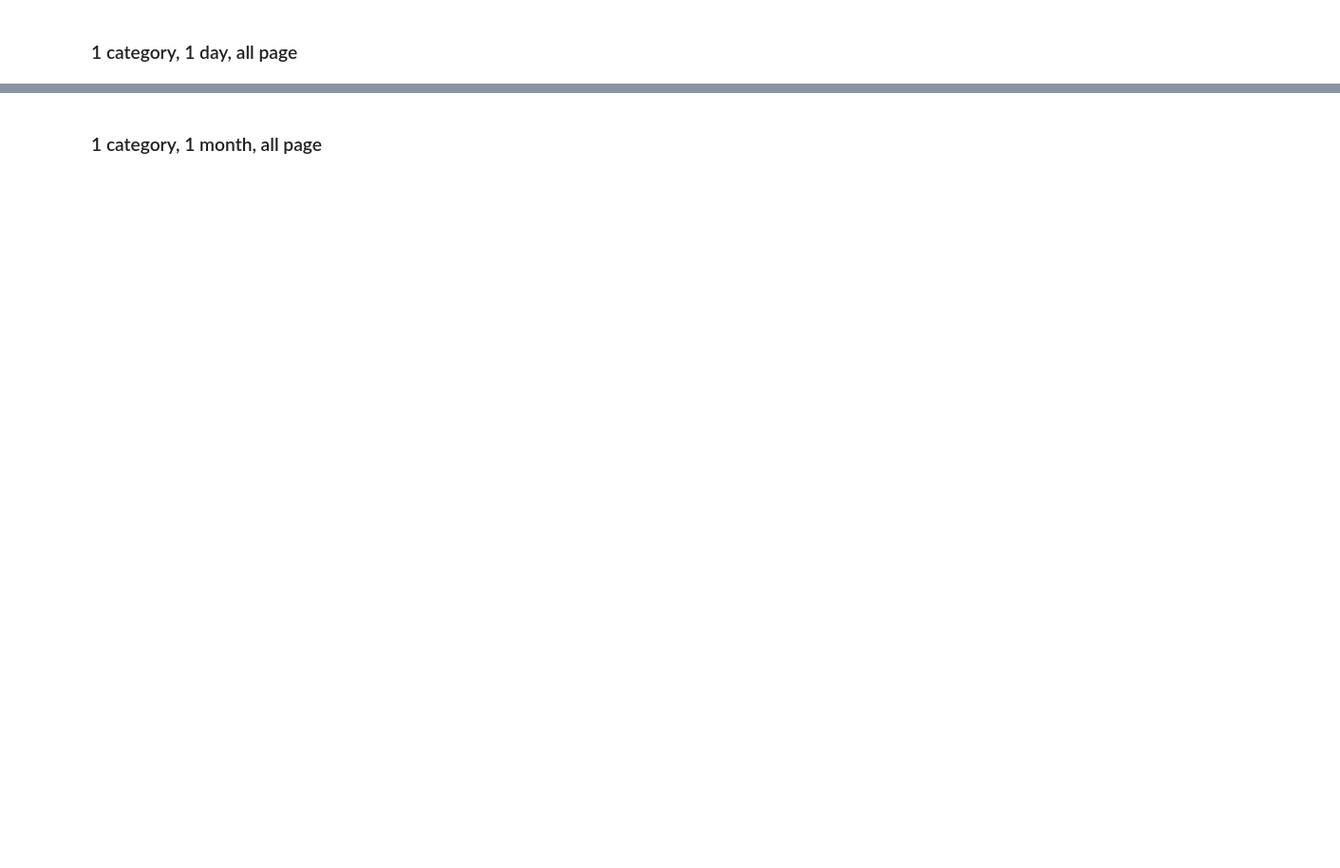
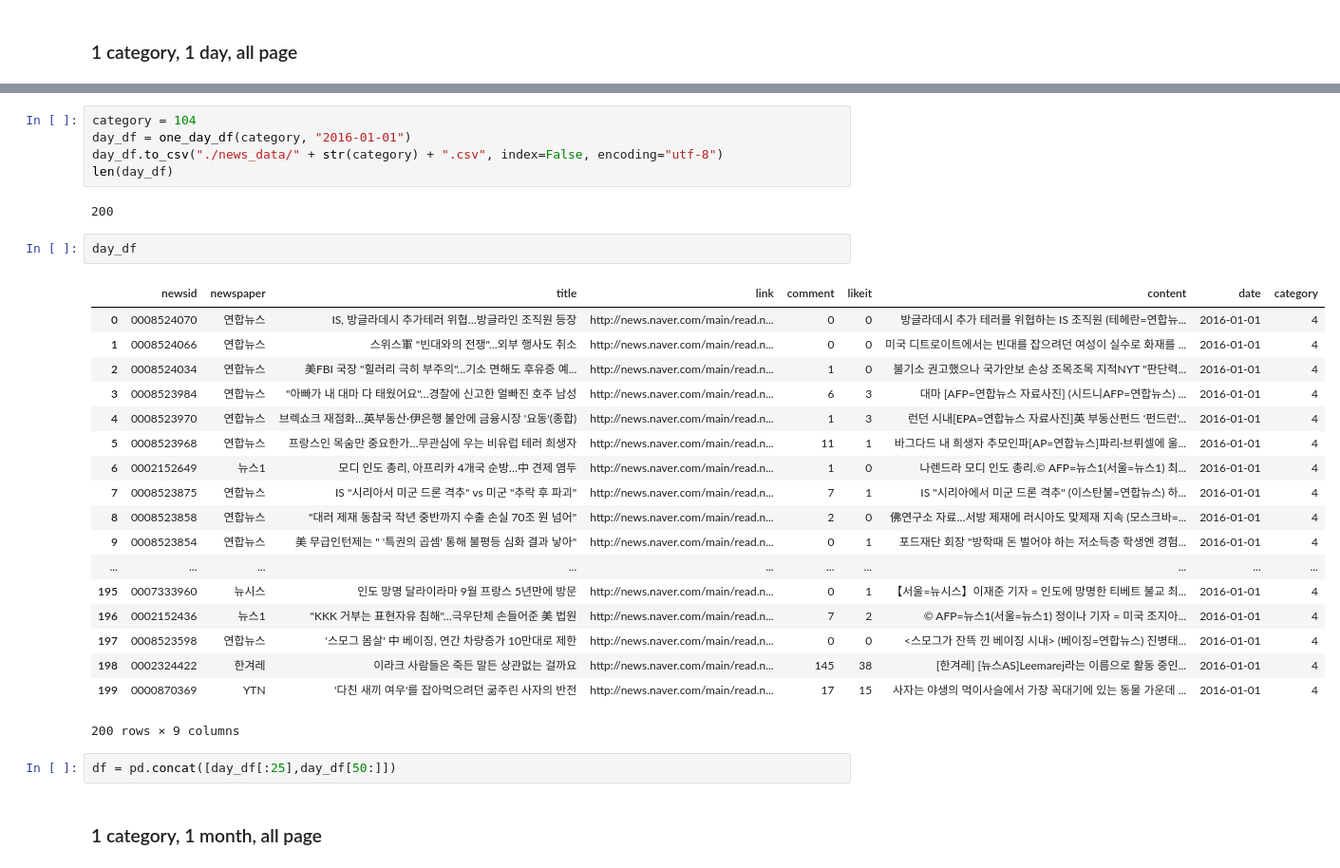
Before and after one commit to LookAtMe99/crawling, a Jupyter notebook: naver_news/naver_news_crawling.ipynb, the cells around one changed output, grey strips where cells are left out. Shown: that part at 95% size. Saved outputs shown, nothing was run; the diff lists cells and outputs as text; blank space fills up the shorter version.

```diff
--- a/naver_news/naver_news_crawling.ipynb
+++ b/naver_news/naver_news_crawling.ipynb
@@ -128,3 +132,33 @@ def one_day_df(category, date):
+# %%
+category = 104
+day_df = one_day_df(category, "2016-01-01")
+day_df.to_csv("./news_data/" + str(category) + ".csv", index=False, encoding="utf-8")
+len(day_df)
+# %% [output]
+200
+# %%
+day_df
+# %% [output]
+|  | newsid | newspaper | title | link | comment | likeit | content | date | category |
+| 0 | 0008524070 | 연합뉴스 | IS, 방글라데시 추가테러 위협…방글라인 조직원 등장 | http://news.naver.com/main/read.n... | 0 | 0 | 방글라데시 추가 테러를 위협하는 IS 조직원 (테헤란=연합뉴... | 2016-01-01 | 4 |
+| 1 | 0008524066 | 연합뉴스 | 스위스軍 "빈대와의 전쟁"…외부 행사도 취소 | http://news.naver.com/main/read.n... | 0 | 0 | 미국 디트로이트에서는 빈대를 잡으려던 여성이 실수로 화재를 ... | 2016-01-01 | 4 |
+| 2 | 0008524034 | 연합뉴스 | 美FBI 국장 "힐러리 극히 부주의"…기소 면해도 후유증 예... | http://news.naver.com/main/read.n... | 1 | 0 | 불기소 권고했으나 국가안보 손상 조목조목 지적NYT "판단력... | 2016-01-01 | 4 |
+| 3 | 0008523984 | 연합뉴스 | "아빠가 내 대마 다 태웠어요"…경찰에 신고한 얼빠진 호주 남성 | http://news.naver.com/main/read.n... | 6 | 3 | 대마 [AFP=연합뉴스 자료사진] (시드니AFP=연합뉴스) ... | 2016-01-01 | 4 |
+| 4 | 0008523970 | 연합뉴스 | 브렉쇼크 재점화…英부동산·伊은행 불안에 금융시장 '요동'(종합) | http://news.naver.com/main/read.n... | 1 | 3 | 런던 시내[EPA=연합뉴스 자료사진]英 부동산펀드 '펀드런'... | 2016-01-01 | 4 |
+| 5 | 0008523968 | 연합뉴스 | 프랑스인 목숨만 중요한가…무관심에 우는 비유럽 테러 희생자 | http://news.naver.com/main/read.n... | 11 | 1 | 바그다드 내 희생자 추모인파[AP=연합뉴스]파리·브뤼셀에 울... | 2016-01-01 | 4 |
+| 6 | 0002152649 | 뉴스1 | 모디 인도 총리, 아프리카 4개국 순방…中 견제 염두 | http://news.naver.com/main/read.n... | 1 | 0 | 나렌드라 모디 인도 총리.© AFP=뉴스1(서울=뉴스1) 최... | 2016-01-01 | 4 |
+| 7 | 0008523875 | 연합뉴스 | IS "시리아서 미군 드론 격추" vs 미군 "추락 후 파괴" | http://news.naver.com/main/read.n... | 7 | 1 | IS "시리아에서 미군 드론 격추" (이스탄불=연합뉴스) 하... | 2016-01-01 | 4 |
+| 8 | 0008523858 | 연합뉴스 | "대러 제재 동참국 작년 중반까지 수출 손실 70조 원 넘어" | http://news.naver.com/main/read.n... | 2 | 0 | 佛연구소 자료…서방 제재에 러시아도 맞제재 지속 (모스크바=... | 2016-01-01 | 4 |
+| 9 | 0008523854 | 연합뉴스 | 美 무급인턴제는 " '특권의 곱셈' 통해 불평등 심화 결과 낳아" | http://news.naver.com/main/read.n... | 0 | 1 | 포드재단 회장 "방학때 돈 벌어야 하는 저소득층 학생엔 경험... | 2016-01-01 | 4 |
+| ... | ... | ... | ... | ... | ... | ... | ... | ... | ... |
+| 195 | 0007333960 | 뉴시스 | 인도 망명 달라이라마 9월 프랑스 5년만에 방문 | http://news.naver.com/main/read.n... | 0 | 1 | 【서울=뉴시스】이재준 기자 = 인도에 망명한 티베트 불교 최... | 2016-01-01 | 4 |
+| 196 | 0002152436 | 뉴스1 | "KKK 거부는 표현자유 침해"…극우단체 손들어준 美 법원 | http://news.naver.com/main/read.n... | 7 | 2 | © AFP=뉴스1(서울=뉴스1) 정이나 기자 = 미국 조지아... | 2016-01-01 | 4 |
+| 197 | 0008523598 | 연합뉴스 | '스모그 몸살' 中 베이징, 연간 차량증가 10만대로 제한 | http://news.naver.com/main/read.n... | 0 | 0 | <스모그가 잔뜩 낀 베이징 시내> (베이징=연합뉴스) 진병태... | 2016-01-01 | 4 |
+| 198 | 0002324422 | 한겨레 | 이라크 사람들은 죽든 말든 상관없는 걸까요 | http://news.naver.com/main/read.n... | 145 | 38 | [한겨레] [뉴스AS]Leemarej라는 이름으로 활동 중인... | 2016-01-01 | 4 |
+| 199 | 0000870369 | YTN | '다친 새끼 여우'를 잡아먹으려던 굶주린 사자의 반전 | http://news.naver.com/main/read.n... | 17 | 15 | 사자는 야생의 먹이사슬에서 가장 꼭대기에 있는 동물 가운데 ... | 2016-01-01 | 4 |
+200 rows × 9 columns
+# %%
+df = pd.concat([day_df[:25],day_df[50:]])
 # %% [markdown]
 ### 1 category, 1 month, all page
 # %%
```
Also changed, not shown: parts of 6 cells of this notebook, 23 other files.
